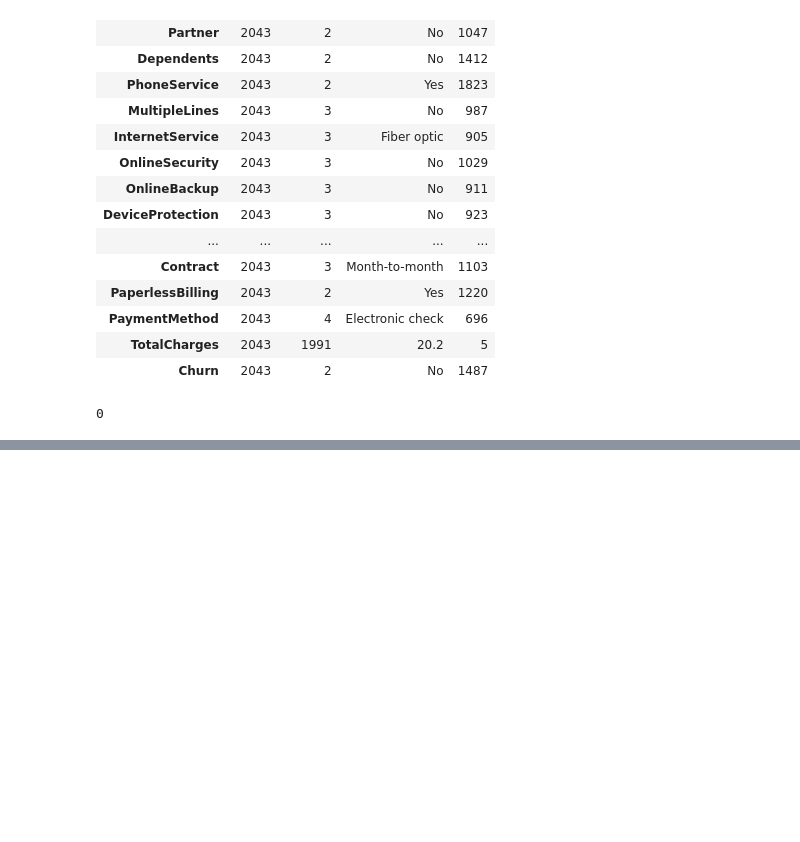
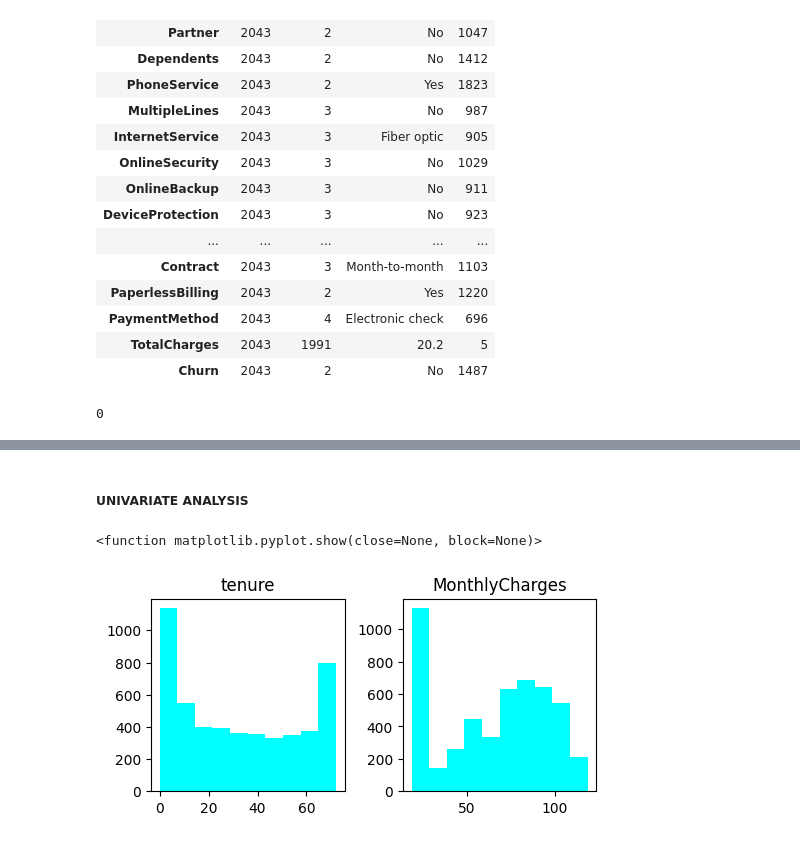
Before and after one commit to valentinewawira-o/LP2_CUSTOMER-CHURN-PROJECT, a Jupyter notebook: customer _churn.ipynb, the cells around one changed output, grey strips where cells are left out. Saved outputs shown, nothing was run; the diff lists cells and outputs as text; code cells hidden in the pictures; blank space fills up the shorter version.

```diff
--- a/customer _churn.ipynb
+++ b/customer _churn.ipynb
@@ -265,0 +480,8 @@ telco_data2.duplicated().sum()
+# %% [markdown]
+##### **UNIVARIATE ANALYSIS**
+# %%
+voda_df.hist(figsize=(9,9),grid=False,layout=(3,3),color="Cyan")
+plt.show
+# %% [output]
+<function matplotlib.pyplot.show(close=None, block=None)>
+[figure, added]
```
Also changed, not shown: parts of 37 cells of this notebook, 1 other file.
